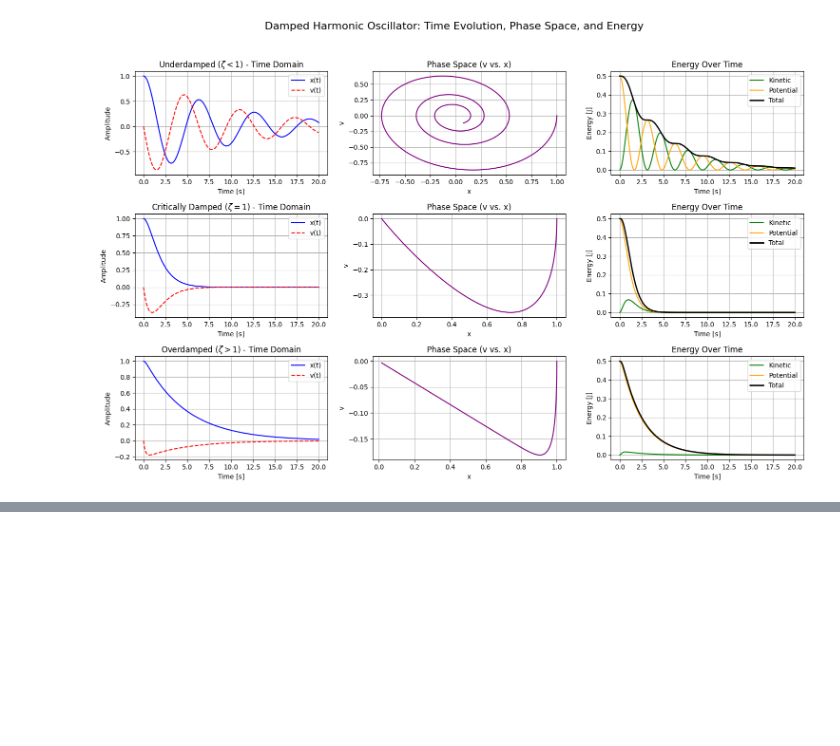
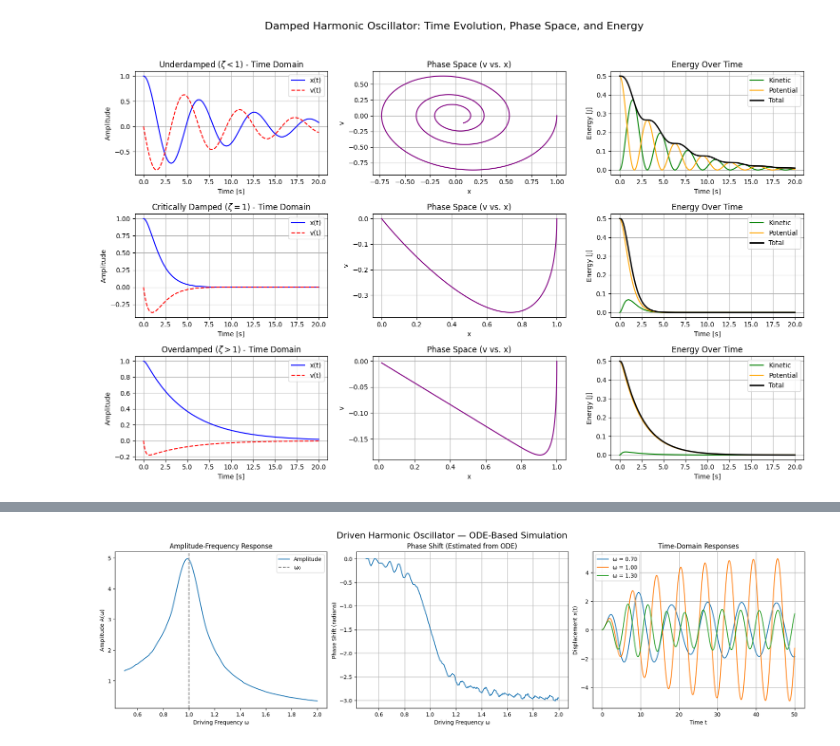
Before and after one commit to dvoils/neural-network-experiments, a Jupyter notebook: sho.ipynb, the cells around one changed output, grey strips where cells are left out. Cells and saved outputs as stored; diff of their text form; code cells hidden in the pictures; blank space fills up the shorter version.

Commit message:
driven sho plots

```diff
--- a/sho.ipynb
+++ b/sho.ipynb
@@ -379,0 +447,83 @@ plt.show()
+# %%
+import numpy as np
+import matplotlib.pyplot as plt
+from scipy.integrate import solve_ivp
+
+# System Parameters
+m = 1.0   # mass
+k = 1.0   # spring constant
+b = 0.2   # damping coefficient
+F0 = 1.0  # driving force amplitude
+
+# Derived values
+omega0 = np.sqrt(k / m)
+zeta = b / (2 * np.sqrt(m * k))
+omega_vals = np.linspace(0.5, 2.0, 300)
+
+# Time settings for ODE
+t_max = 50
+t_eval = np.linspace(0, t_max, 2000)
+
+# Function to solve the driven harmonic oscillator ODE
+def solve_driven_oscillator(omega_drive, x0=0.0, v0=0.0):
+    def ode(t, y):
+        x, v = y
+        dxdt = v
+        dvdt = (F0 * np.cos(omega_drive * t) - b * v - k * x) / m
+        return [dxdt, dvdt]
+    sol = solve_ivp(ode, [0, t_max], [x0, v0], t_eval=t_eval)
+    return sol.t, sol.y[0]
+
+# 1. Amplitude sweep using ODEs
+amplitudes = []
+phases = []
+
+for omega in omega_vals:
+    t, x = solve_driven_oscillator(omega)
+    x_steady = x[-500:]  # Use last part to estimate steady-state
+    amp = (np.max(x_steady) - np.min(x_steady)) / 2
+    amplitudes.append(amp)
+
+    # Estimate phase shift (optional, simple way)
+    t_cos = t[-500:]
+    cos_wave = F0 * np.cos(omega * t_cos)
+    cross_corr = np.correlate(x_steady - np.mean(x_steady), cos_wave - np.mean(cos_wave), mode='full')
+    delay_index = cross_corr.argmax() - (len(x_steady) - 1)
+    phase = -omega * (delay_index * (t[1] - t[0]))
+    phases.append(phase)
+
+# 2. Time-domain responses for selected driving frequencies
+omega_test = [0.7, omega0, 1.3]
+responses = [solve_driven_oscillator(w) for w in omega_test]
+
+# Plotting: 3 plots side by side
+fig, axs = plt.subplots(1, 3, figsize=(18, 5), constrained_layout=True)
+
+# Amplitude-Frequency Response
+axs[0].plot(omega_vals, amplitudes, label="Amplitude")
+axs[0].axvline(omega0, color='gray', linestyle='--', label='ω₀')
+axs[0].set_title('Amplitude-Frequency Response')
+axs[0].set_xlabel('Driving Frequency ω')
+axs[0].set_ylabel('Amplitude A(ω)')
+axs[0].legend()
+
+# Phase Shift
+axs[1].plot(omega_vals, np.unwrap(phases), label="Phase shift")
+axs[1].set_title('Phase Shift (Estimated from ODE)')
+axs[1].set_xlabel('Driving Frequency ω')
+axs[1].set_ylabel('Phase Shift (radians)')
+axs[1].grid(True)
+
+# Time-Domain Responses
+for i, (t, x) in enumerate(responses):
+    axs[2].plot(t, x, label=f'ω = {omega_test[i]:.2f}')
+axs[2].set_title('Time-Domain Responses')
+axs[2].set_xlabel('Time t')
+axs[2].set_ylabel('Displacement x(t)')
+axs[2].legend()
+axs[2].grid(True)
+
+plt.suptitle("Driven Harmonic Oscillator — ODE-Based Simulation", fontsize=16)
+plt.show()
+# %% [output]
+[figure, added]
```
Also changed, not shown: parts of 2 cells of this notebook.
